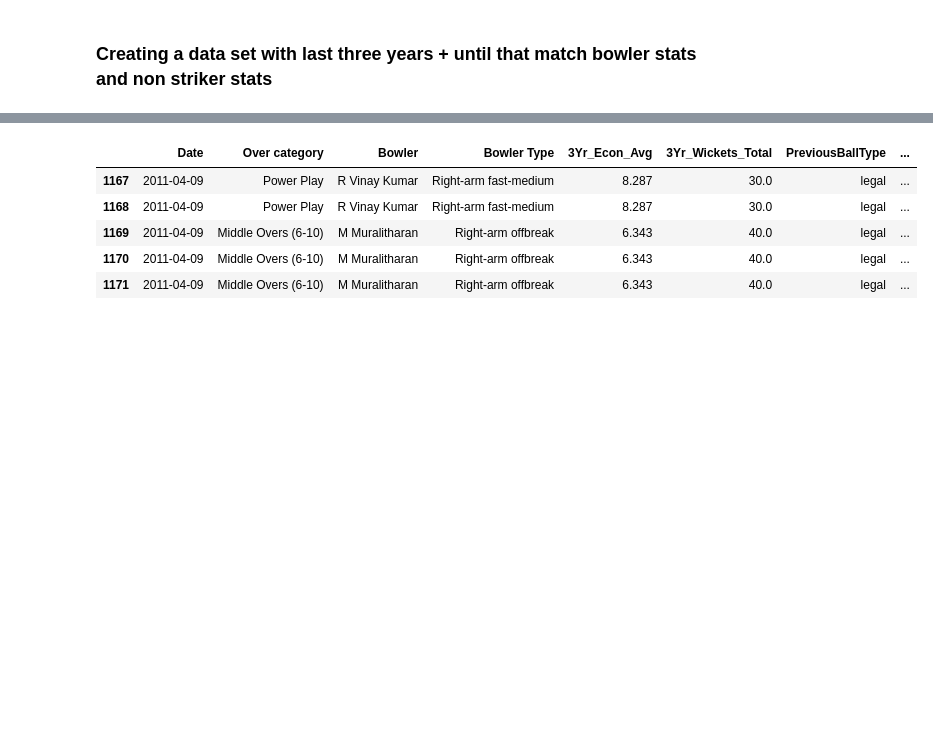
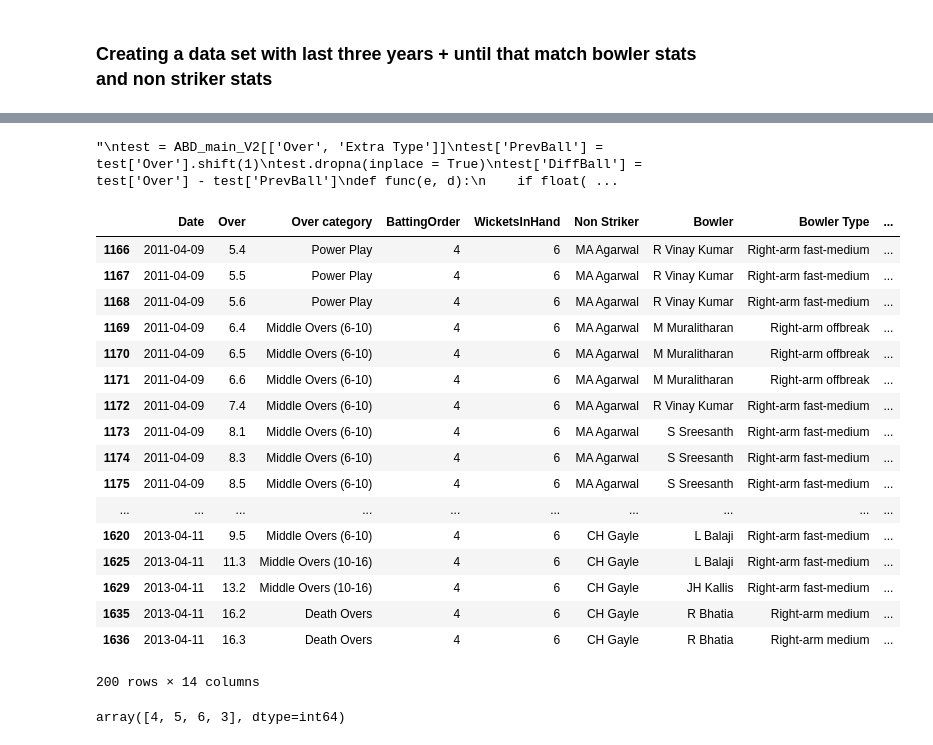
Before and after one commit to Koustubh2111/RCB_Batsman_analysis, a Jupyter notebook: ABDBatting_DataCleaning1_BowlerStats.ipynb, the cells around one changed output, grey strips where cells are left out. Cells and saved outputs as stored; diff of their text form; code cells hidden in the pictures; blank space fills up the shorter version.

```diff
--- a/ABDBatting_DataCleaning1_BowlerStats.ipynb
+++ b/ABDBatting_DataCleaning1_BowlerStats.ipynb
@@ -200,7 +208,2 @@ ABD_main_V2.sort_values(by = ['Date', 'Over'], inplace= True)
 # %%
-ABD_main_V2['PreviousBallType'] = ABD_main_V2['Extra Type'].shift(1)
+#ABD_main_V2['PreviousBallType'] = ABD_main_V2['Extra Type'].shift(1)
-# %%
-ABD_main_V2.dropna(inplace = True)
-# %%
-ABD_main_V2.drop(columns = 'Extra Type', inplace = True)
-ABD_main_V2.head(10)
@@ -218,0 +210,15 @@ ABD_main_V2.head(10)
+# %%
+"""
+test = ABD_main_V2[['Over', 'Extra Type']]
+test['PrevBall'] = test['Over'].shift(1)
+test.dropna(inplace = True)
+test['DiffBall'] = test['Over'] - test['PrevBall']
+def func(e, d):
+    if float(d) == 0.1 and e != 'legal':
+        return e
+    else: return 'legal'
+
+test['PrevBallType'] = test.apply(lambda x : func(x['Extra Type'], x['DiffBall']))
+"""
+# %% [output]
+"\ntest = ABD_main_V2[['Over', 'Extra Type']]\ntest['PrevBall'] = test['Over'].shift(1)\ntest.dropna(inplace = True)\ntest['DiffBall'] = test['Over'] - test['PrevBall']\ndef func(e, d):\n    if float( ...
@@ -219,14 +227,27 @@ ABD_main_V2.head(10)
 # %%
 #Rearrange columns
-new_cols = ['Date', 'Over category', 'Bowler', 'Bowler Type', '3Yr_Econ_Avg', '3Yr_Wickets_Total' \
-                , 'PreviousBallType', 'Opposition', 'Venue', 'Runs' ]
+new_cols = ['Date', 'Over', 'Over category', 'BattingOrder', 'WicketsInHand',  'Non Striker', \
+            'Bowler', 'Bowler Type', '3Yr_Econ_Avg', '3Yr_Wickets_Total', 'Status' \
+                ,'Opposition', 'Venue', 'Runs' ]
 ABD_main_V2 = ABD_main_V2[new_cols]
 # %%
-ABD_main_V2.head()
+ABD_main_V2.head(200)
 # %% [output]
-|  | Date | Over category | Bowler | Bowler Type | 3Yr_Econ_Avg | 3Yr_Wickets_Total | PreviousBallType | ... |
-| 1167 | 2011-04-09 | Power Play | R Vinay Kumar | Right-arm fast-medium | 8.287 | 30.0 | legal | ... |
-| 1168 | 2011-04-09 | Power Play | R Vinay Kumar | Right-arm fast-medium | 8.287 | 30.0 | legal | ... |
-| 1169 | 2011-04-09 | Middle Overs (6-10) | M Muralitharan | Right-arm offbreak | 6.343 | 40.0 | legal | ... |
-| 1170 | 2011-04-09 | Middle Overs (6-10) | M Muralitharan | Right-arm offbreak | 6.343 | 40.0 | legal | ... |
-| 1171 | 2011-04-09 | Middle Overs (6-10) | M Muralitharan | Right-arm offbreak | 6.343 | 40.0 | legal | ... |
+|  | Date | Over | Over category | BattingOrder | WicketsInHand | Non Striker | Bowler | Bowler Type | ... |
+| 1166 | 2011-04-09 | 5.4 | Power Play | 4 | 6 | MA Agarwal | R Vinay Kumar | Right-arm fast-medium | ... |
+| 1167 | 2011-04-09 | 5.5 | Power Play | 4 | 6 | MA Agarwal | R Vinay Kumar | Right-arm fast-medium | ... |
+| 1168 | 2011-04-09 | 5.6 | Power Play | 4 | 6 | MA Agarwal | R Vinay Kumar | Right-arm fast-medium | ... |
+| 1169 | 2011-04-09 | 6.4 | Middle Overs (6-10) | 4 | 6 | MA Agarwal | M Muralitharan | Right-arm offbreak | ... |
+| 1170 | 2011-04-09 | 6.5 | Middle Overs (6-10) | 4 | 6 | MA Agarwal | M Muralitharan | Right-arm offbreak | ... |
+| 1171 | 2011-04-09 | 6.6 | Middle Overs (6-10) | 4 | 6 | MA Agarwal | M Muralitharan | Right-arm offbreak | ... |
+| 1172 | 2011-04-09 | 7.4 | Middle Overs (6-10) | 4 | 6 | MA Agarwal | R Vinay Kumar | Right-arm fast-medium | ... |
+| 1173 | 2011-04-09 | 8.1 | Middle Overs (6-10) | 4 | 6 | MA Agarwal | S Sreesanth | Right-arm fast-medium | ... |
+| 1174 | 2011-04-09 | 8.3 | Middle Overs (6-10) | 4 | 6 | MA Agarwal | S Sreesanth | Right-arm fast-medium | ... |
+| 1175 | 2011-04-09 | 8.5 | Middle Overs (6-10) | 4 | 6 | MA Agarwal | S Sreesanth | Right-arm fast-medium | ... |
+| ... | ... | ... | ... | ... | ... | ... | ... | ... | ... |
+| 1620 | 2013-04-11 | 9.5 | Middle Overs (6-10) | 4 | 6 | CH Gayle | L Balaji | Right-arm fast-medium | ... |
+| 1625 | 2013-04-11 | 11.3 | Middle Overs (10-16) | 4 | 6 | CH Gayle | L Balaji | Right-arm fast-medium | ... |
+| 1629 | 2013-04-11 | 13.2 | Middle Overs (10-16) | 4 | 6 | CH Gayle | JH Kallis | Right-arm fast-medium | ... |
+| 1635 | 2013-04-11 | 16.2 | Death Overs | 4 | 6 | CH Gayle | R Bhatia | Right-arm medium | ... |
+| 1636 | 2013-04-11 | 16.3 | Death Overs | 4 | 6 | CH Gayle | R Bhatia | Right-arm medium | ... |
+200 rows × 14 columns
@@ -238 +267,8 @@ ABD_main_V2.head()
+# %%
+#Quantifying the situation of the match
+#Starting with batting position and wickets in hand
+# We have batting position
+ABD_main_V2['BattingOrder'].unique()
+# %% [output]
+array([4, 5, 6, 3], dtype=int64)
 # %%
```
Also changed, not shown: parts of 18 cells of this notebook.
